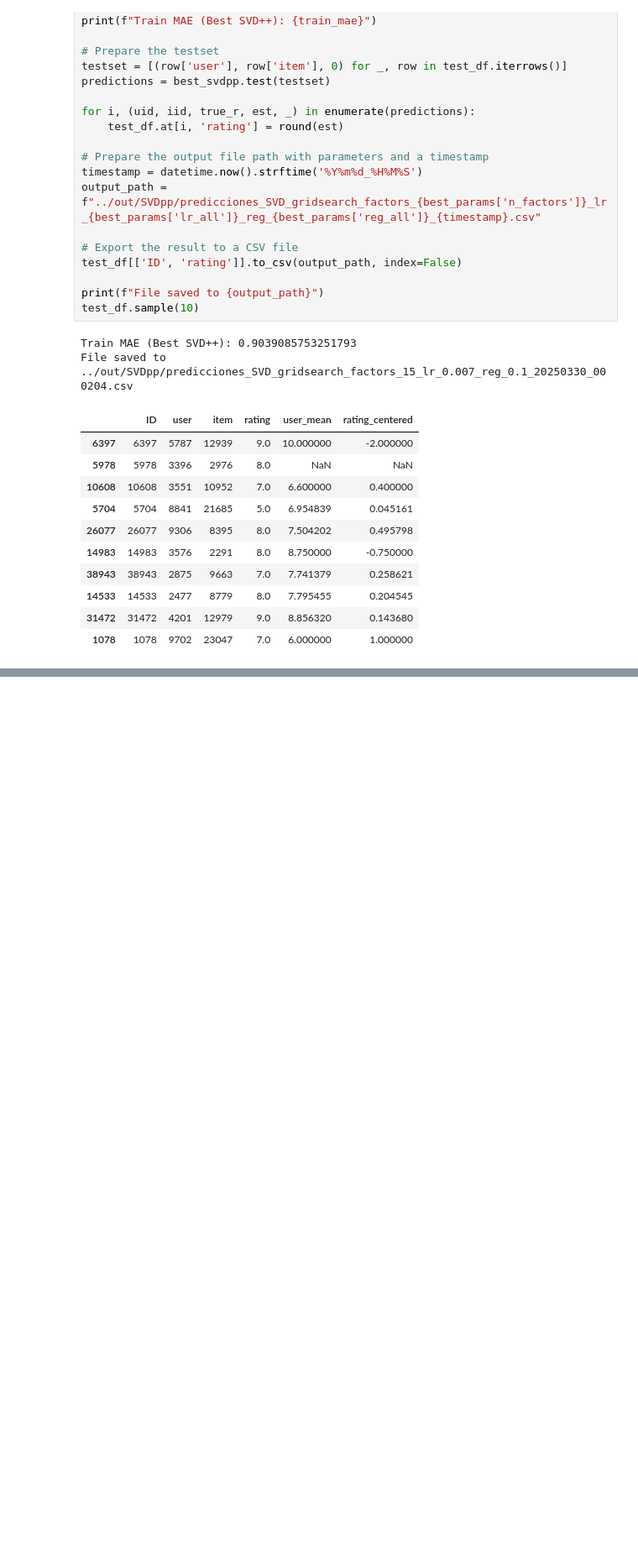
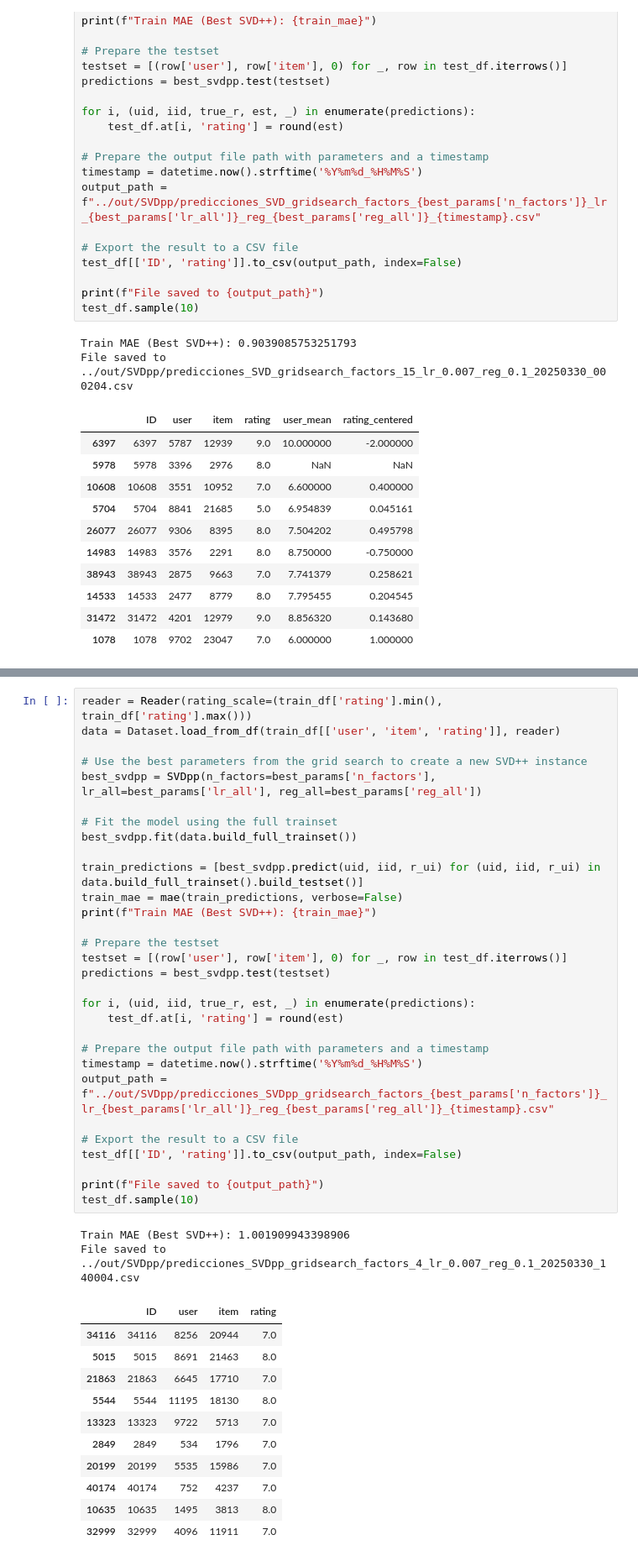
Before and after one commit to agmota11/RECSYS, a Jupyter notebook: Practica 1/src/Experimento_SVD++.ipynb, the cells around one changed output, grey strips where cells are left out. Shown at 84% size. Drawn from its saved outputs; the diff is of its cells as text; blank space fills up the shorter version.

Commit message:
Added parameters to grid search

```diff
--- a/Practica 1/src/Experimento_SVD++.ipynb
+++ b/Practica 1/src/Experimento_SVD++.ipynb
@@ -305,0 +328,44 @@ File saved to ../out/SVDpp/predicciones_SVD_gridsearch_factors_15_lr_0.007_reg_0
+# %%
+reader = Reader(rating_scale=(train_df['rating'].min(), train_df['rating'].max()))
+data = Dataset.load_from_df(train_df[['user', 'item', 'rating']], reader)
+
+# Use the best parameters from the grid search to create a new SVD++ instance
+best_svdpp = SVDpp(n_factors=best_params['n_factors'], lr_all=best_params['lr_all'], reg_all=best_params['reg_all'])
+
+# Fit the model using the full trainset
+best_svdpp.fit(data.build_full_trainset())
+
+train_predictions = [best_svdpp.predict(uid, iid, r_ui) for (uid, iid, r_ui) in data.build_full_trainset().build_testset()]
+train_mae = mae(train_predictions, verbose=False)
+print(f"Train MAE (Best SVD++): {train_mae}")
+
+# Prepare the testset
+testset = [(row['user'], row['item'], 0) for _, row in test_df.iterrows()]
+predictions = best_svdpp.test(testset)
+
+for i, (uid, iid, true_r, est, _) in enumerate(predictions):
+    test_df.at[i, 'rating'] = round(est)
+
+# Prepare the output file path with parameters and a timestamp
+timestamp = datetime.now().strftime('%Y%m%d_%H%M%S')
+output_path = f"../out/SVDpp/predicciones_SVDpp_gridsearch_factors_{best_params['n_factors']}_lr_{best_params['lr_all']}_reg_{best_params['reg_all']}_{timestamp}.csv"
+
+# Export the result to a CSV file
+test_df[['ID', 'rating']].to_csv(output_path, index=False)
+
+print(f"File saved to {output_path}")
+test_df.sample(10)
+# %% [output]
+Train MAE (Best SVD++): 1.001909943398906
+File saved to ../out/SVDpp/predicciones_SVDpp_gridsearch_factors_4_lr_0.007_reg_0.1_20250330_140004.csv
+|  | ID | user | item | rating |
+| 34116 | 34116 | 8256 | 20944 | 7.0 |
+| 5015 | 5015 | 8691 | 21463 | 8.0 |
+| 21863 | 21863 | 6645 | 17710 | 7.0 |
+| 5544 | 5544 | 11195 | 18130 | 8.0 |
+| 13323 | 13323 | 9722 | 5713 | 7.0 |
+| 2849 | 2849 | 534 | 1796 | 7.0 |
+| 20199 | 20199 | 5535 | 15986 | 7.0 |
+| 40174 | 40174 | 752 | 4237 | 7.0 |
+| 10635 | 10635 | 1495 | 3813 | 8.0 |
+| 32999 | 32999 | 4096 | 11911 | 7.0 |
```
Also changed, not shown: parts of 8 cells of this notebook, 3 other files.
